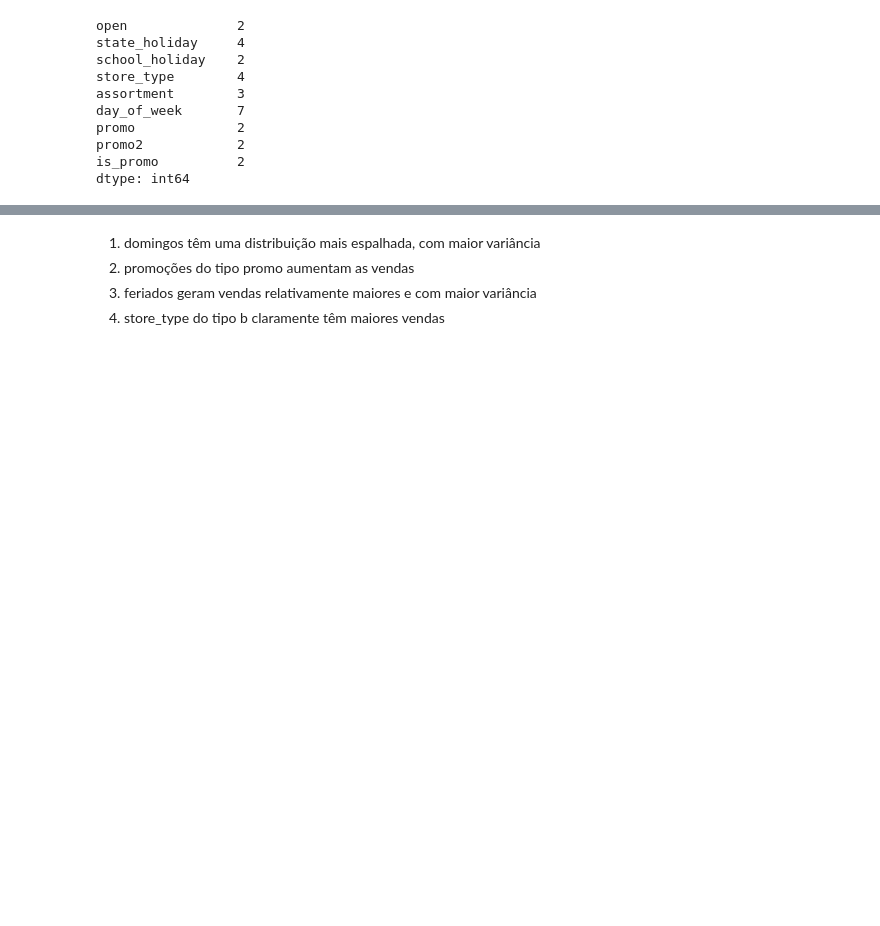
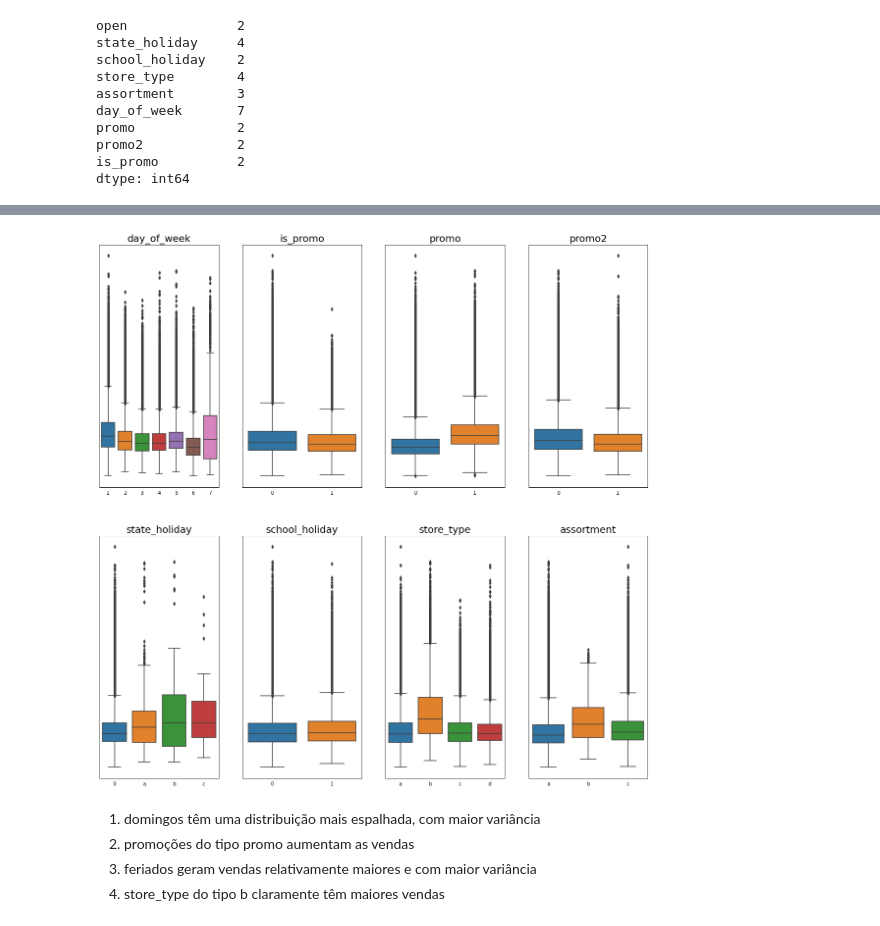
Before and after one commit to Samoelmoura/rossmann_sales_predict, a Jupyter notebook: notebooks/store_sales_predict.ipynb, the cells around one changed output, grey strips where cells are left out. Cells and saved outputs as stored; diff of their text form; code cells hidden in the pictures; blank space fills up the shorter version.

```diff
--- a/notebooks/store_sales_predict.ipynb
+++ b/notebooks/store_sales_predict.ipynb
@@ -133,6 +138,7 @@ df1['promo_interval'].fillna(0, inplace=True)
 month_map = {1: 'Jan', 2: 'Feb', 3: 'Mar', 4: 'Apr', 5: 'May', 6: 'Jun', 7: 'Jul', 8: 'Aug', 9: 'Sept', 10: 'Oct', 11: 'Nov', 12: 'Dec'}
 df1['month_map'] = df1['date'].dt.month.map(month_map)
 df1['is_promo'] = df1[['promo_interval', 'month_map']].apply(lambda x: 0 if x['promo_interval'] == 0 else 1 if x['month_map'] in x['promo_interval'].split(',') else 0, axis=1)
+df1.drop(['promo_interval', 'month_map'], axis=1, inplace=True)
 # %% [markdown]
 ## 1.6 Change Types
 # %%
@@ -149,10 +155,8 @@ df1['promo2_since_year'] = df1['promo2_since_year'].astype('int')
 # %% [markdown]
 ### 1.7.1 Classifying Attributes
 # %%
-num_attributes = df1[['sales', 'customers', 'competition_distance']]
-
-
-cat_attributes = df1[['open', 'state_holiday', 'school_holiday', 'store_type', 'assortment', 'day_of_week', 'promo', 'promo2', 'is_promo']].astype('category')
+num_attributes = ['sales', 'customers', 'competition_distance']
+cat_attributes = ['open', 'state_holiday', 'school_holiday', 'store_type', 'assortment', 'day_of_week', 'promo', 'promo2', 'is_promo']
 # %% [markdown]
 ### 1.7.2 Numerical Attributes
 # %%
@@ -268,3 +202,75 @@ plt.ylabel('');
+# %%
+temp = df1[cat_attributes].astype('category')
+temp['sales'] = df1['sales']
+temp = temp.loc[temp['sales']>0]
+
+plt.figure(figsize=(20, 20))
+
+plt.subplot(2, 4, 1)
+ax = sns.boxplot(x='day_of_week', y='sales', data=temp)
+ax.tick_params(bottom=False, labelleft=False, left=False)
+# ax = sns.despine(left=True)
+plt.title('day_of_week', fontsize=20)
+plt.xlabel('')
+plt.ylabel('')
+
+plt.subplot(2, 4, 2)
+ax = sns.boxplot(x='is_promo', y='sales', data=temp)
+ax.tick_params(bottom=False, labelleft=False, left=False)
+# ax = sns.despine(left=True)
+plt.title('is_promo', fontsize=20)
+plt.xlabel('')
+plt.ylabel('')
+
+plt.subplot(2, 4, 3)
+ax = sns.boxplot(x='promo', y='sales', data=temp)
+ax.tick_params(bottom=False, labelleft=False, left=False)
+# ax = sns.despine(left=True)
+plt.title('promo', fontsize=20)
+plt.xlabel('')
+plt.ylabel('')
+
+plt.subplot(2, 4, 4)
+ax = sns.boxplot(x='promo2', y='sales', data=temp)
+ax.tick_params(bottom=False, labelleft=False, left=False)
+# ax = sns.despine(left=True)
+plt.title('promo2', fontsize=20)
+plt.xlabel('')
+plt.ylabel('')
+
+plt.subplot(2, 4, 5)
+ax = sns.boxplot(x='state_holiday', y='sales', data=temp)
+ax.tick_params(bottom=False, labelleft=False, left=False)
+# ax = sns.despine(left=True)
+plt.title('state_holiday', fontsize=20)
+plt.xlabel('')
+plt.ylabel('')
+
+plt.subplot(2, 4, 6)
+ax = sns.boxplot(x='school_holiday', y='sales', data=temp)
+ax.tick_params(bottom=False, labelleft=False, left=False)
+# ax = sns.despine(left=True)
+plt.title('school_holiday', fontsize=20)
+plt.xlabel('')
+plt.ylabel('')
+
+plt.subplot(2, 4, 7)
+ax = sns.boxplot(x='store_type', y='sales', data=temp)
+ax.tick_params(bottom=False, labelleft=False, left=False)
+# ax = sns.despine(left=True)
+plt.title('store_type', fontsize=20)
+plt.xlabel('')
+plt.ylabel('')
+
+plt.subplot(2, 4, 8)
+ax = sns.boxplot(x='assortment', y='sales', data=temp)
+ax.tick_params(bottom=False, labelleft=False, left=False)
+# ax = sns.despine(left=True)
+plt.title('assortment', fontsize=20)
+plt.xlabel('')
+plt.ylabel('');
+# %% [output]
+[figure, added]
 # %% [markdown]
 1. domingos têm uma distribuição mais espalhada, com maior variância
 2. promoções do tipo promo aumentam as vendas
```
Also changed, not shown: parts of 58 cells of this notebook, 1 other file.
